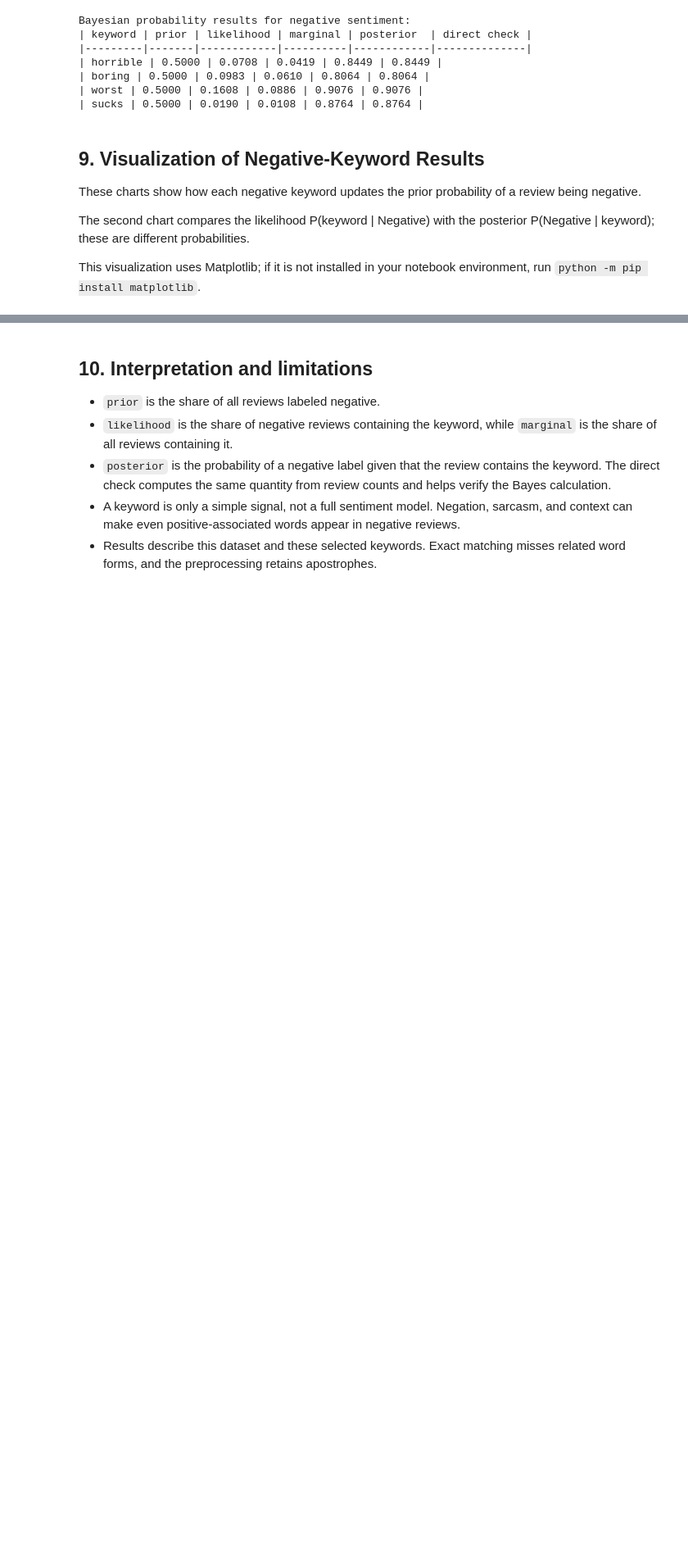
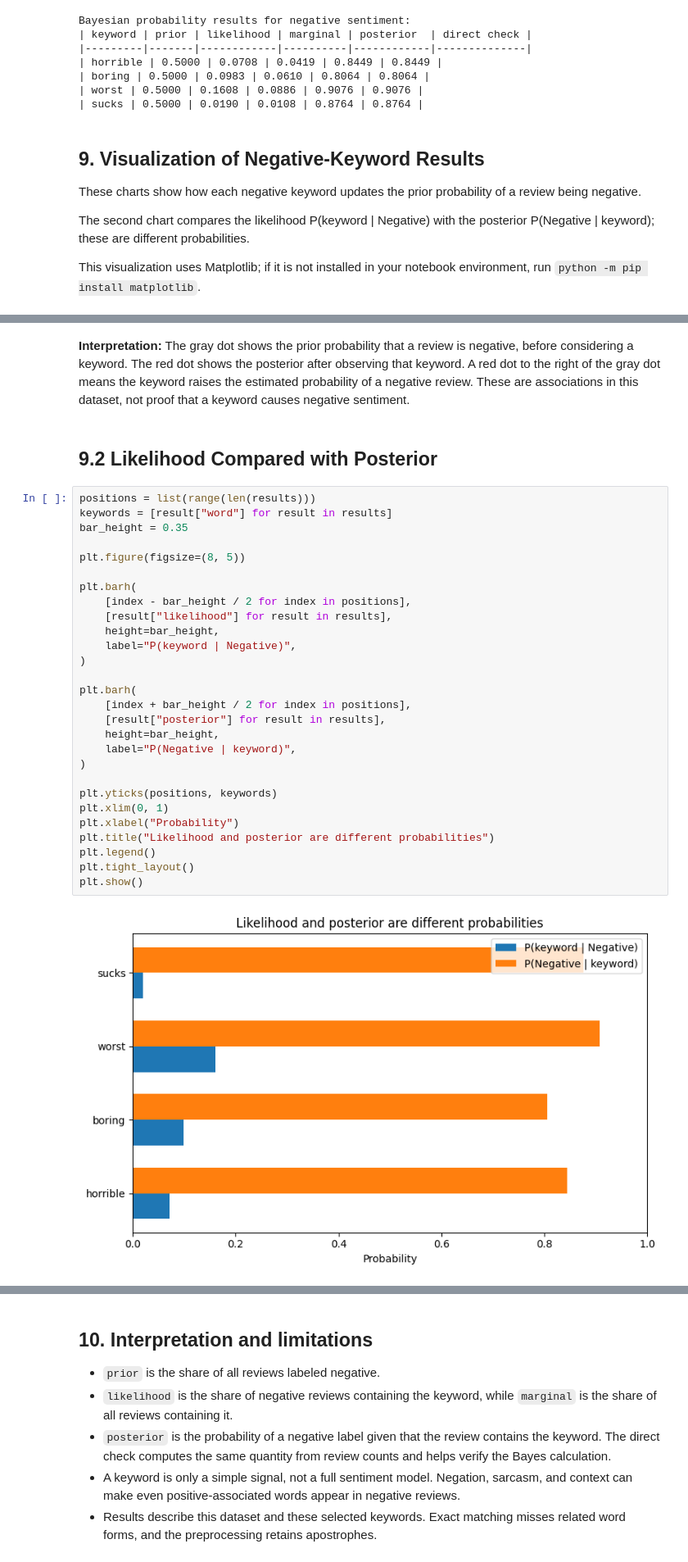
Before and after one commit to L-nsamba/group-1-formative-3-probability-bayes-gradient-descent, a Jupyter notebook: notebooks/Part_2_Bayesian_Probability.ipynb, the cells around one changed output, grey strips where cells are left out. Shown at 82% size. Saved outputs shown, nothing was run; the diff lists cells and outputs as text; blank space fills up the shorter version.

```diff
--- a/notebooks/Part_2_Bayesian_Probability.ipynb
+++ b/notebooks/Part_2_Bayesian_Probability.ipynb
@@ -216,0 +196,35 @@ plt.show()
+# %% [markdown]
+**Interpretation:**
+The gray dot shows the prior probability that a review is negative, before considering a keyword. The red dot shows the posterior after observing that keyword. A red dot to the right of the gray dot means the keyword raises the estimated probability of a negative review. These are associations in this dataset, not proof that a keyword causes negative sentiment.
+# %% [markdown]
+## 9.2 Likelihood Compared with Posterior
+# %%
+positions = list(range(len(results)))
+keywords = [result["word"] for result in results]
+bar_height = 0.35
+
+plt.figure(figsize=(8, 5))
+
+plt.barh(
+    [index - bar_height / 2 for index in positions],
+    [result["likelihood"] for result in results],
+    height=bar_height,
+    label="P(keyword | Negative)",
+)
+
+plt.barh(
+    [index + bar_height / 2 for index in positions],
+    [result["posterior"] for result in results],
+    height=bar_height,
+    label="P(Negative | keyword)",
+)
+
+plt.yticks(positions, keywords)
+plt.xlim(0, 1)
+plt.xlabel("Probability")
+plt.title("Likelihood and posterior are different probabilities")
+plt.legend()
+plt.tight_layout()
+plt.show()
+# %% [output]
+[figure, added]
```
Also changed, not shown: parts of 3 cells of this notebook.
